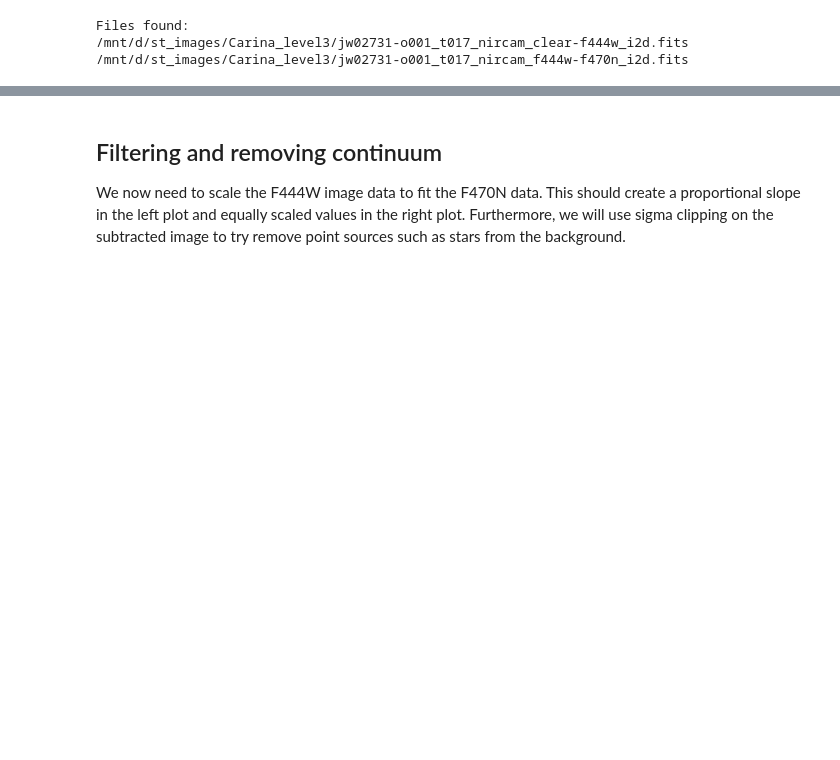
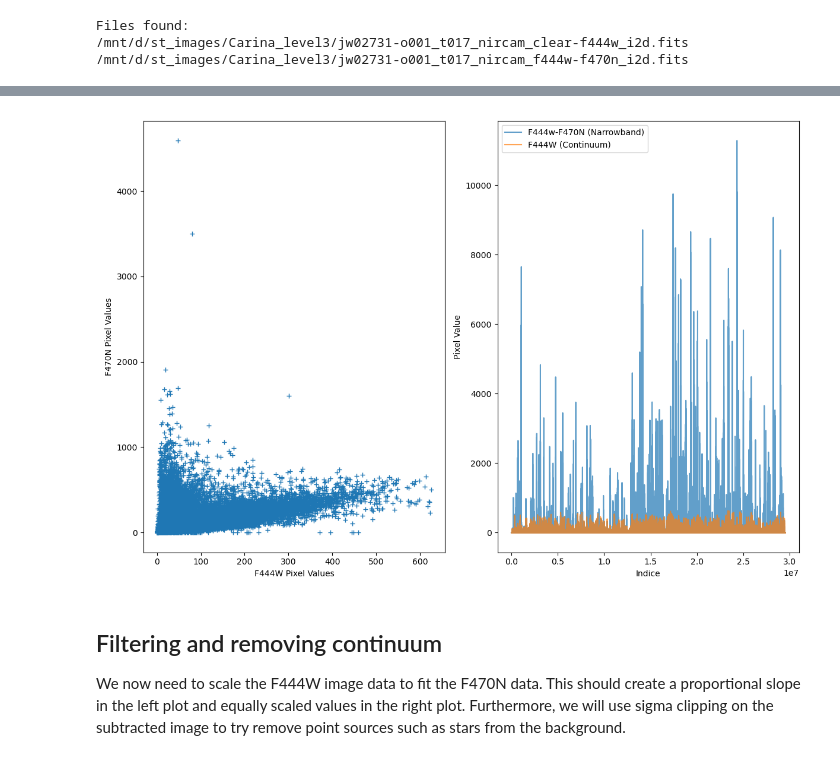
Before and after one commit to pjjanas/dias-jwst, a Jupyter notebook: notebooks/Continuum_subtract.ipynb, the cells around one changed output, grey strips where cells are left out. Cells and saved outputs as stored; diff of their text form; code cells hidden in the pictures; blank space fills up the shorter version.

```diff
--- a/notebooks/Continuum_subtract.ipynb
+++ b/notebooks/Continuum_subtract.ipynb
@@ -76,7 +127,7 @@ Now we will plot array values for the narrowband image and wideband images so th
 # Plot
 plt.figure(figsize=(12,8))
 ax1 = plt.subplot(1, 2, 1)
-ax1.plot(c_dat_flat, n_dat_flat, '+', label='F444W-F470N (Narrowband)')
+ax1.plot(c_dat_flat, n_dat_flat, '+')
 ax1.set_ylabel('F470N Pixel Values')
 ax1.set_xlabel('F444W Pixel Values')
 
@@ -94,3 +143,4 @@ plt.show()
+[figure, added]
 # %% [markdown]
 ## Filtering and removing continuum
 We now need to scale the F444W image data to fit the F470N data. This should create a proportional slope in the left plot and equally scaled values in the right plot.
```
Also changed, not shown: parts of 12 cells of this notebook.
